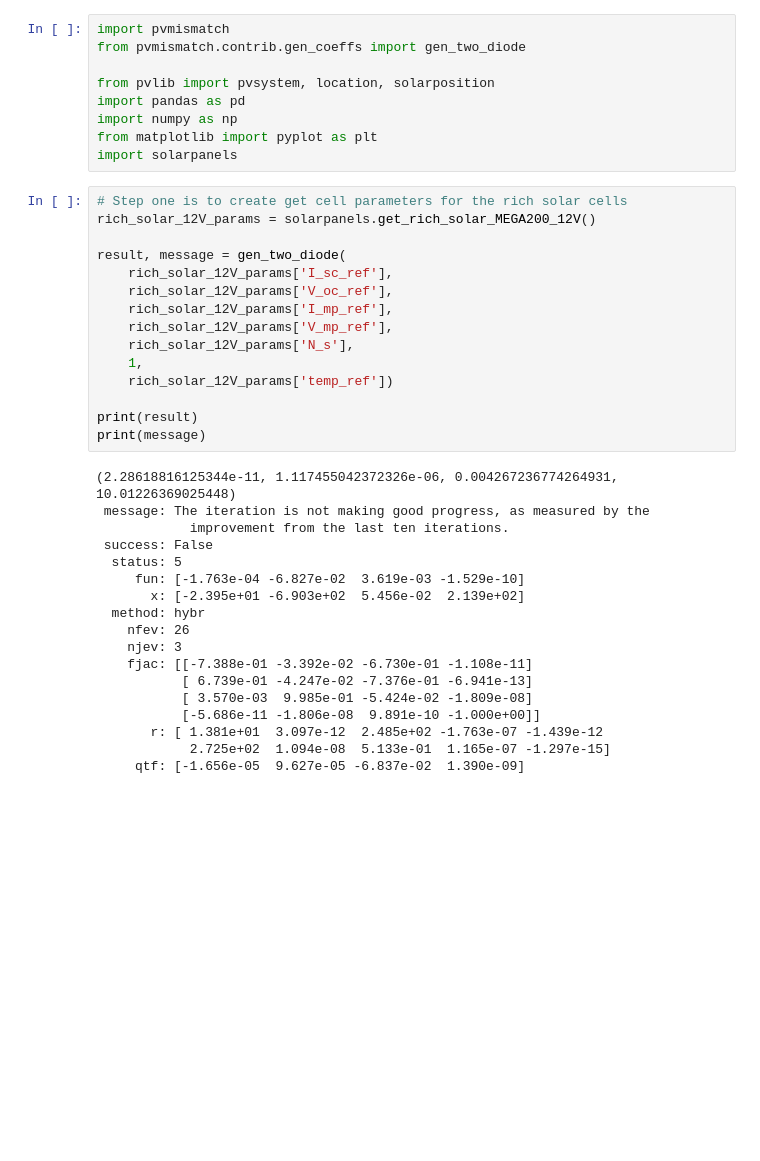
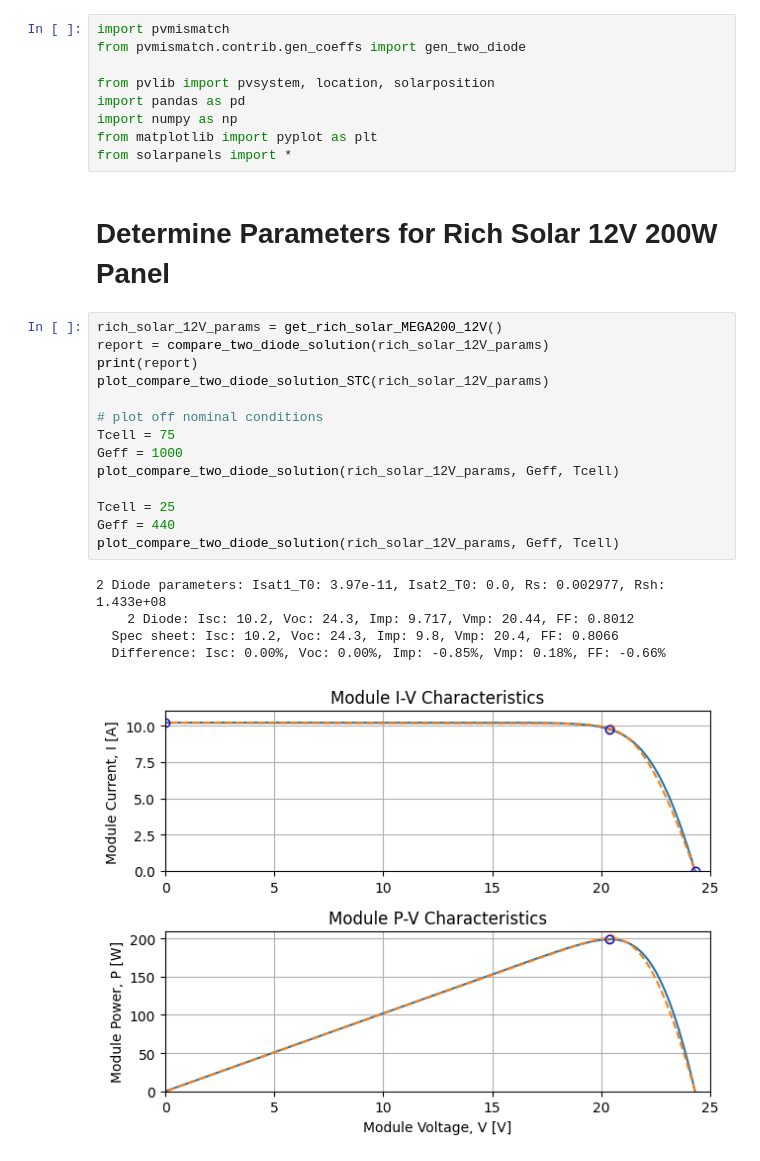
Before and after one commit to natecostello/pv-partial-shading, a Jupyter notebook: obtaining-two-diode-parameters.ipynb, the cells around one changed output. Cells and saved outputs as stored; diff of their text form; blank space fills up the shorter version.

```diff
--- a/obtaining-two-diode-parameters.ipynb
+++ b/obtaining-two-diode-parameters.ipynb
@@ -6,37 +6,26 @@ from pvlib import pvsystem, location, solarposition
 import pandas as pd
 import numpy as np
 from matplotlib import pyplot as plt
-import solarpanels
+from solarpanels import *
-# %%
-# Step one is to create get cell parameters for the rich solar cells
-rich_solar_12V_params = solarpanels.get_rich_solar_MEGA200_12V()
-
-result, message = gen_two_diode(
-    rich_solar_12V_params['I_sc_ref'],
-    rich_solar_12V_params['V_oc_ref'],
-    rich_solar_12V_params['I_mp_ref'],
-    rich_solar_12V_params['V_mp_ref'],
-    rich_solar_12V_params['N_s'],
-    1,
-    rich_solar_12V_params['temp_ref'])
-
-print(result)
-print(message)
-# %% [output]
-(2.28618816125344e-11, 1.117455042372326e-06, 0.004267236774264931, 10.01226369025448)
- message: The iteration is not making good progress, as measured by the
-            improvement from the last ten iterations.
- success: False
-  status: 5
-     fun: [-1.763e-04 -6.827e-02  3.619e-03 -1.529e-10]
-       x: [-2.395e+01 -6.903e+02  5.456e-02  2.139e+02]
-  method: hybr
-    nfev: 26
-    njev: 3
-    fjac: [[-7.388e-01 -3.392e-02 -6.730e-01 -1.108e-11]
-           [ 6.739e-01 -4.247e-02 -7.376e-01 -6.941e-13]
-           [ 3.570e-03  9.985e-01 -5.424e-02 -1.809e-08]
-           [-5.686e-11 -1.806e-08  9.891e-10 -1.000e+00]]
-       r: [ 1.381e+01  3.097e-12  2.485e+02 -1.763e-07 -1.439e-12
-            2.725e+02  1.094e-08  5.133e-01  1.165e-07 -1.297e-15]
-     qtf: [-1.656e-05  9.627e-05 -6.837e-02  1.390e-09]
+# %% [markdown]
+# Determine Parameters for Rich Solar 12V 200W Panel
+# %%
+rich_solar_12V_params = get_rich_solar_MEGA200_12V()
+report = compare_two_diode_solution(rich_solar_12V_params)
+print(report)
+plot_compare_two_diode_solution_STC(rich_solar_12V_params)
+
+# plot off nominal conditions
+Tcell = 75
+Geff = 1000
+plot_compare_two_diode_solution(rich_solar_12V_params, Geff, Tcell)
+
+Tcell = 25
+Geff = 440
+plot_compare_two_diode_solution(rich_solar_12V_params, Geff, Tcell)
+# %% [output]
+2 Diode parameters: Isat1_T0: 3.97e-11, Isat2_T0: 0.0, Rs: 0.002977, Rsh: 1.433e+08
+    2 Diode: Isc: 10.2, Voc: 24.3, Imp: 9.717, Vmp: 20.44, FF: 0.8012
+  Spec sheet: Isc: 10.2, Voc: 24.3, Imp: 9.8, Vmp: 20.4, FF: 0.8066
+  Difference: Isc: 0.00%, Voc: 0.00%, Imp: -0.85%, Vmp: 0.18%, FF: -0.66%
+[figure, added]
```
Also changed, not shown: parts of 5 cells of this notebook, 2 other files.
